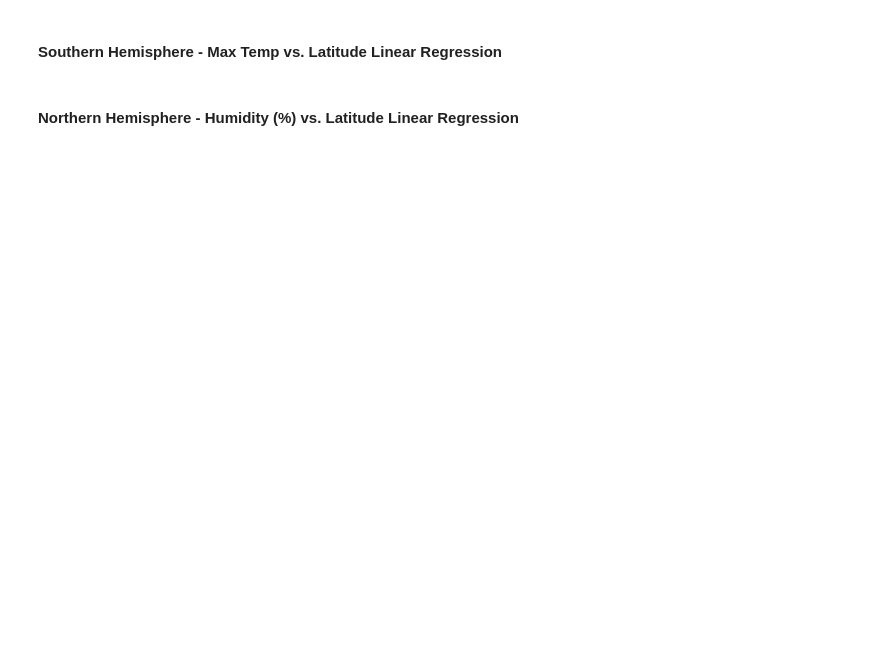
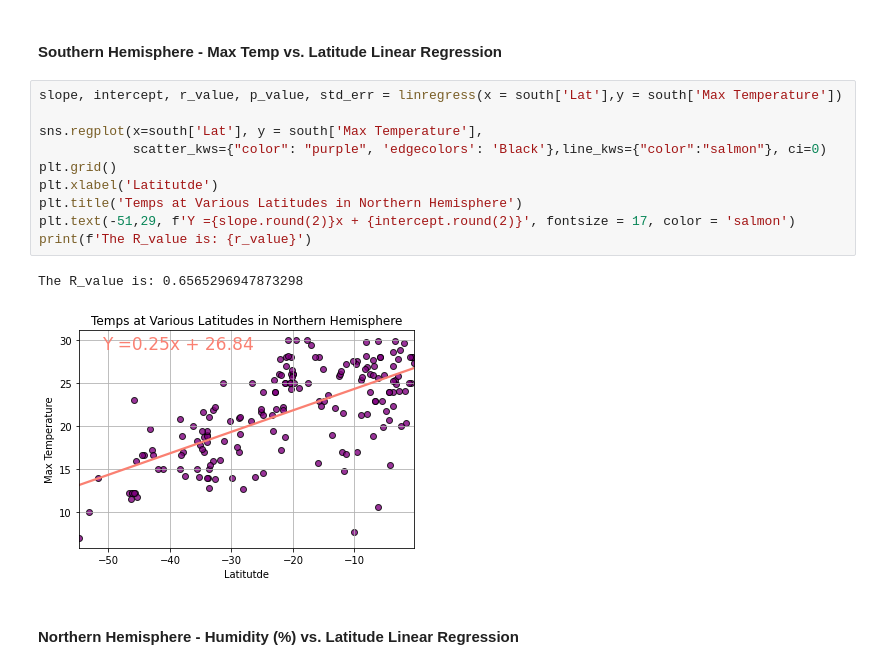
Before and after one commit to Jbullis29/python-api-challenge, a Jupyter notebook: WeatherPy/WeatherPy.ipynb, the cells around one changed output. Drawn from its saved outputs; the diff is of its cells as text; blank space fills up the shorter version.

```diff
--- a/WeatherPy/WeatherPy.ipynb
+++ b/WeatherPy/WeatherPy.ipynb
@@ -231,4 +244,17 @@ Text(0.5, 0, 'Latitutde')
 # %% [markdown]
 ####  Southern Hemisphere - Max Temp vs. Latitude Linear Regression
+# %%
+slope, intercept, r_value, p_value, std_err = linregress(x = south['Lat'],y = south['Max Temperature'])
+
+sns.regplot(x=south['Lat'], y = south['Max Temperature'],
+            scatter_kws={"color": "purple", 'edgecolors': 'Black'},line_kws={"color":"salmon"}, ci=0)
+plt.grid()
+plt.xlabel('Latitutde')
+plt.title('Temps at Various Latitudes in Northern Hemisphere')
+plt.text(-51,29, f'Y ={slope.round(2)}x + {intercept.round(2)}', fontsize = 17, color = 'salmon')
+print(f'The R_value is: {r_value}')
+# %% [output]
+The R_value is: 0.6565296947873298
+[figure, added]
 # %% [markdown]
 ####  Northern Hemisphere - Humidity (%) vs. Latitude Linear Regression
```
Also changed, not shown: parts of 13 cells of this notebook, 1 other file.
